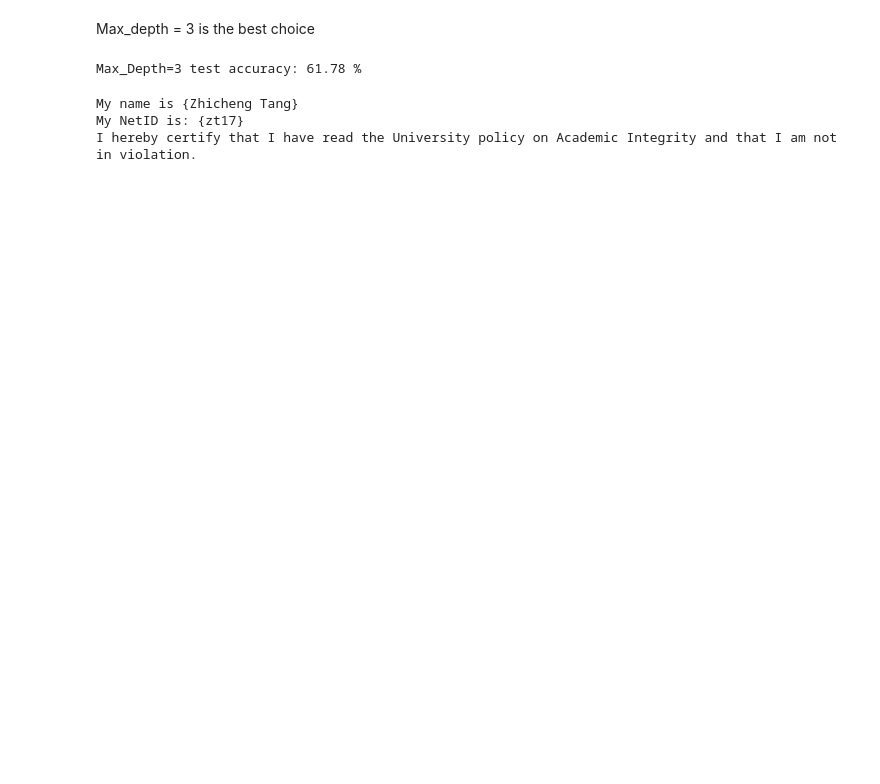
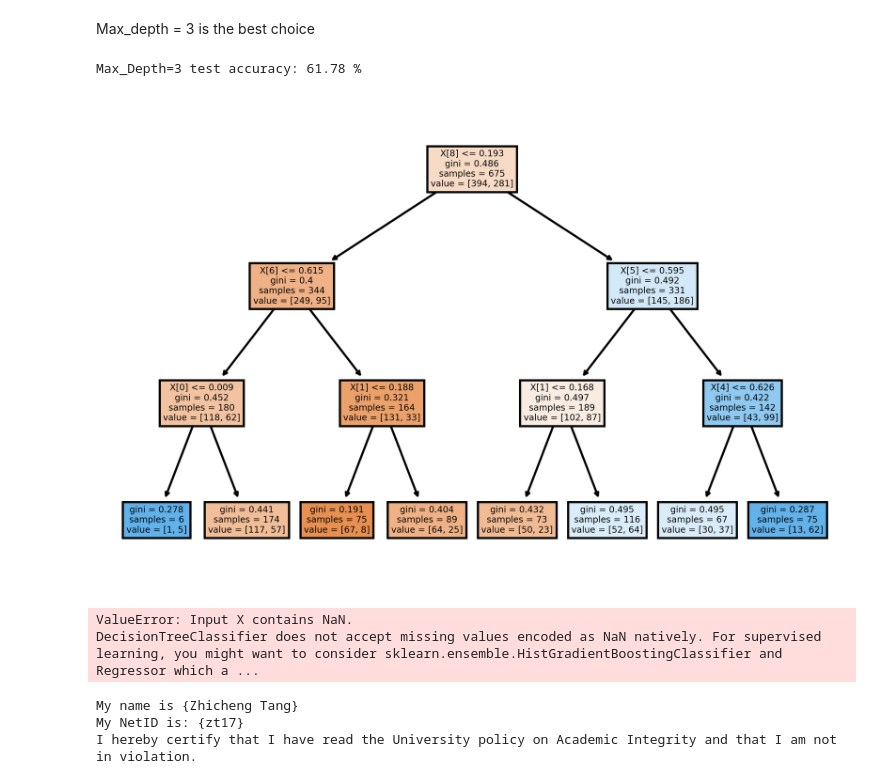
Before and after one commit to Aaronlalala/Code-IE-517-ML-in-Finance, a Jupyter notebook: IE517_F2x_HW2/Homework2.ipynb, the cells around one changed output. Drawn from its saved outputs; the diff is of its cells as text; code cells hidden in the pictures; blank space fills up the shorter version.

Commit message:
Add a tree plot for the model

```diff
--- a/IE517_F2x_HW2/Homework2.ipynb
+++ b/IE517_F2x_HW2/Homework2.ipynb
@@ -95,3 +97,18 @@ Max_Depth=3 test accuracy: 61.78 %
+# %%
+from sklearn.tree import plot_tree
+plt.figure(dpi=500)
+plot_tree(model, filled=True)
+plt.show()
+# %% [output]
+[figure, added]
+# %%
+DecisionBoundaryDisplay.from_estimator(
+    model,
+    X_test
+)
+# %% [output]
+ValueError: Input X contains NaN.
+DecisionTreeClassifier does not accept missing values encoded as NaN natively. For supervised learning, you might want to consider sklearn.ensemble.HistGradientBoostingClassifier and Regressor which a ...
 # %%
 print("My name is {Zhicheng Tang}")
 print("My NetID is: {zt17}")
```
Also changed, not shown: parts of 2 cells of this notebook.
